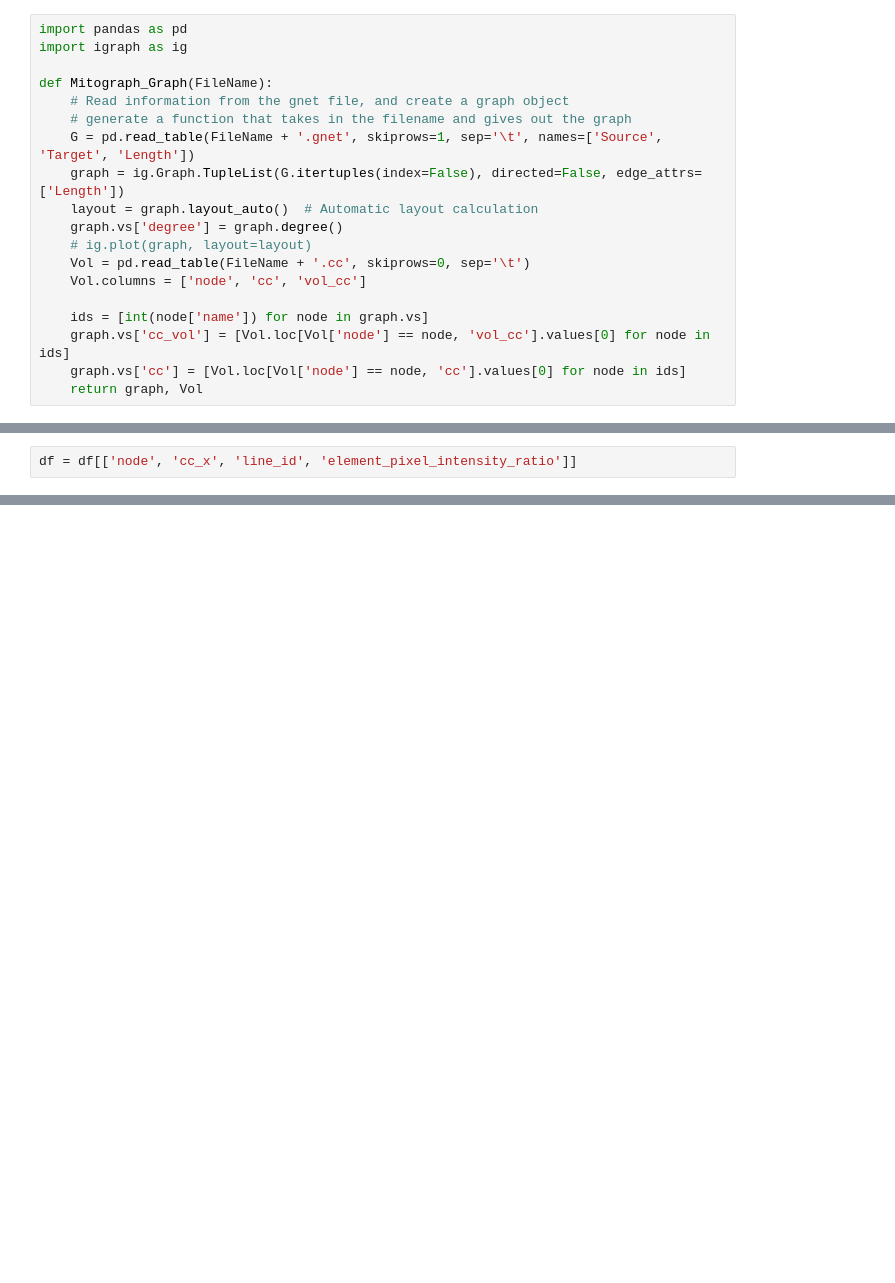
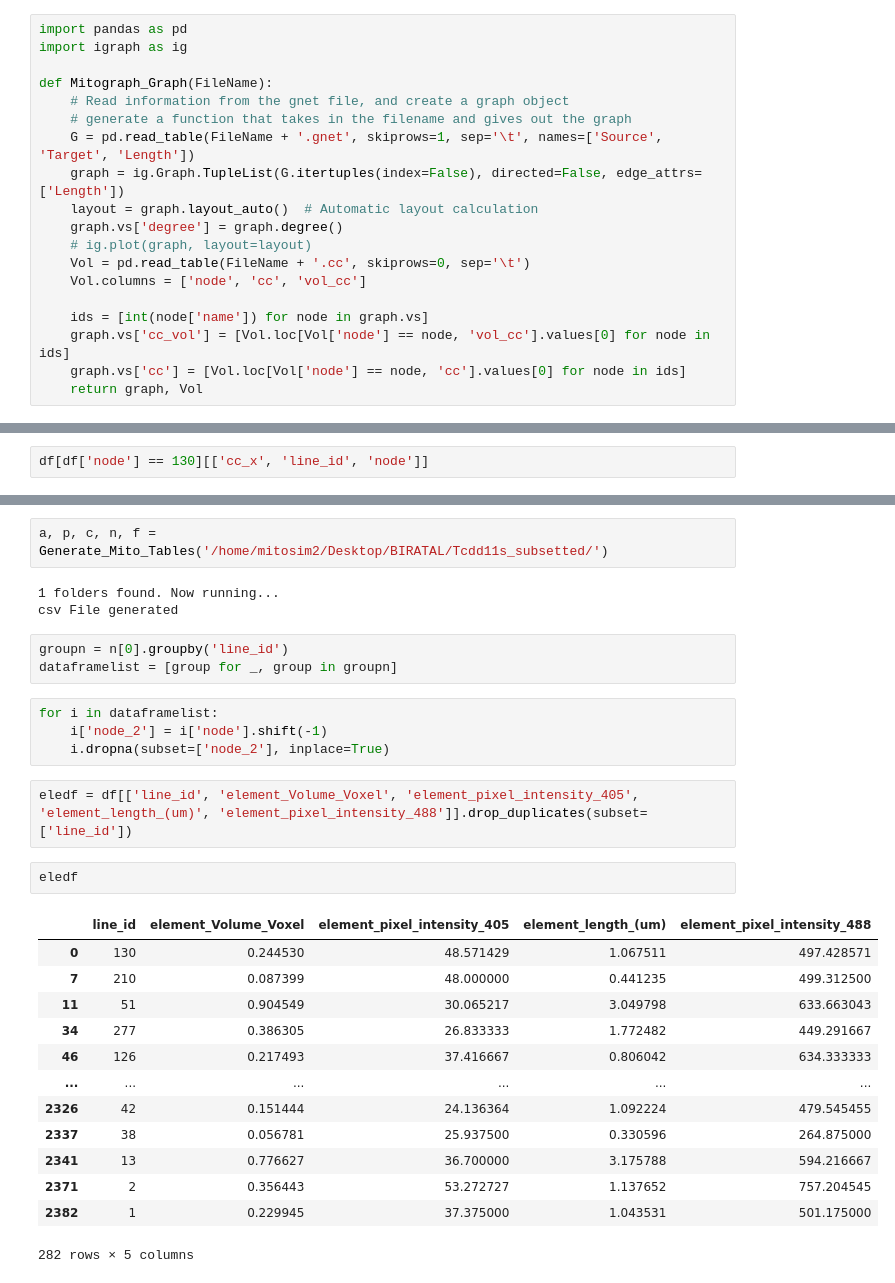
Before and after one commit to NotRithik/Mitochondrial-Function-Prediction, a Jupyter notebook: MLV0.ipynb, the cells around one changed output, grey strips where cells are left out. Saved outputs shown, nothing was run; the diff lists cells and outputs as text; blank space fills up the shorter version.

```diff
--- a/MLV0.ipynb
+++ b/MLV0.ipynb
@@ -65,2 +47,2 @@ df
 # %%
-df = df[['node', 'cc_x', 'line_id', 'element_pixel_intensity_ratio']]
+df[df['node'] == 130][['cc_x', 'line_id', 'node']]
@@ -75,0 +76,30 @@ len(df['line_id'].unique())
+# %%
+a, p, c, n, f = Generate_Mito_Tables('/home/mitosim2/Desktop/BIRATAL/Tcdd11s_subsetted/')
+# %% [output]
+1 folders found. Now running...
+csv File generated
+# %%
+groupn = n[0].groupby('line_id')
+dataframelist = [group for _, group in groupn]
+# %%
+for i in dataframelist:
+    i['node_2'] = i['node'].shift(-1)
+    i.dropna(subset=['node_2'], inplace=True)
+# %%
+eledf = df[['line_id', 'element_Volume_Voxel', 'element_pixel_intensity_405', 'element_length_(um)', 'element_pixel_intensity_488']].drop_duplicates(subset=['line_id'])
+# %%
+eledf
+# %% [output]
+|  | line_id | element_Volume_Voxel | element_pixel_intensity_405 | element_length_(um) | element_pixel_intensity_488 |
+| 0 | 130 | 0.244530 | 48.571429 | 1.067511 | 497.428571 |
+| 7 | 210 | 0.087399 | 48.000000 | 0.441235 | 499.312500 |
+| 11 | 51 | 0.904549 | 30.065217 | 3.049798 | 633.663043 |
+| 34 | 277 | 0.386305 | 26.833333 | 1.772482 | 449.291667 |
+| 46 | 126 | 0.217493 | 37.416667 | 0.806042 | 634.333333 |
+| ... | ... | ... | ... | ... | ... |
+| 2326 | 42 | 0.151444 | 24.136364 | 1.092224 | 479.545455 |
+| 2337 | 38 | 0.056781 | 25.937500 | 0.330596 | 264.875000 |
+| 2341 | 13 | 0.776627 | 36.700000 | 3.175788 | 594.216667 |
+| 2371 | 2 | 0.356443 | 53.272727 | 1.137652 | 757.204545 |
+| 2382 | 1 | 0.229945 | 37.375000 | 1.043531 | 501.175000 |
+282 rows × 5 columns
```
Also changed, not shown: parts of 24 cells of this notebook, 3 other files.
